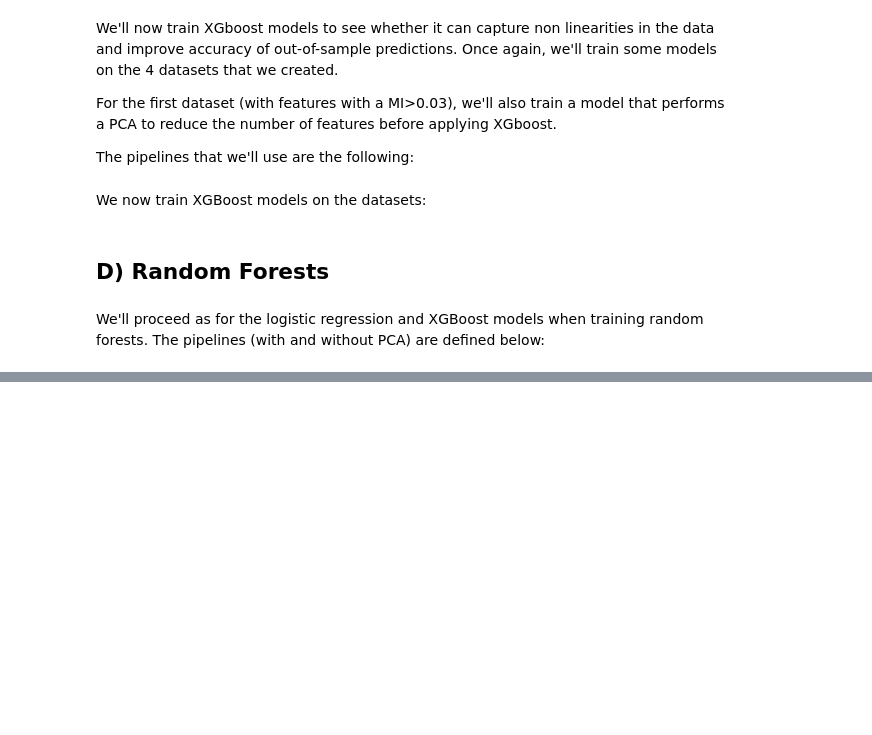
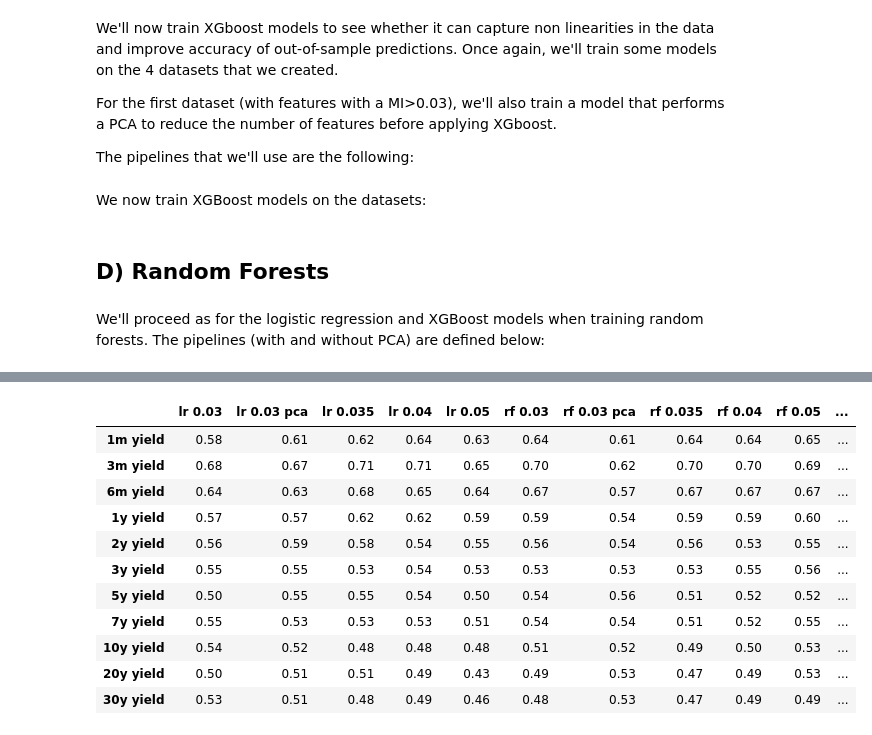
Before and after one commit to jeanlouvaleau/ML-for-trading-project, a Jupyter notebook: data_exploration JL_new.ipynb, the cells around one changed output, grey strips where cells are left out. Cells and saved outputs as stored; diff of their text form; code cells hidden in the pictures; blank space fills up the shorter version.

Commit message:
COMMENTS ON MODELS

```diff
--- a/data_exploration JL_new.ipynb
+++ b/data_exploration JL_new.ipynb
@@ -2019,0 +2024,32 @@ for threshold in threshold_list:
+# %%
+accuracies_lr = {
+            "lr 0.03":pd.read_csv("results of models/accuracies logistic regression, 15y train test.csv",index_col=0).mean(),
+             "lr 0.03 pca":pd.read_csv("results of models/accuracies logistic regression pca, 15y train test.csv", index_col=0).mean(),
+             "lr 0.035":pd.read_csv("results of models/accuracies logistic regression, MI 0.035, 15y train test.csv", index_col=0).mean(),
+             "lr 0.04":pd.read_csv("results of models/accuracies logistic regression, MI 0.04, 15y train test.csv", index_col=0).mean(),
+             "lr 0.05":pd.read_csv("results of models/accuracies logistic regression, MI 0.05, 15y train test.csv", index_col=0).mean()
+             }
+accuracies_lr = pd.DataFrame(accuracies_lr)
+
+accuracies_rf = {
+            "rf 0.03":pd.read_csv("results of models/accuracies random forest, no pca, 15y train test.csv", index_col=0).mean(),
+             "rf 0.03 pca":pd.read_csv("results of models/accuracies random forest pca, 15y train test.csv", index_col=0).mean(),
+             "rf 0.035":pd.read_csv("results of models/accuracies random forest, MI 0.035, 15y train test.csv", index_col=0).mean(),
+             "rf 0.04":pd.read_csv("results of models/accuracies random forest, MI 0.04, 15y train test.csv", index_col=0).mean(),
+             "rf 0.05":pd.read_csv("results of models/accuracies random forest, MI 0.05, 15y train test.csv", index_col=0).mean()
+             }
+accuracies_rf = pd.DataFrame(accuracies_rf)
+
+accuracies_xg = {
+    ################ ENLEVER LES # QUAND AUDRIC AURA PUSH LES TRUCS ###########
+           # "xg 0.03":pd.read_csv("results of models/accuracies xgboost, no pca, 15y train test.csv", index_col=0).mean(),
+             "xg 0.03 pca":pd.read_csv("results of models/accuracies xgboost, pca, 15y train test.csv", index_col=0).mean(),
+           #  "xg 0.035":pd.read_csv("results of models/accuracies xgboost, MI 0.035, 15y train test.csv").mean(),
+             "xg 0.04":pd.read_csv("results of models/accuracies xgboost, MI 0.04, 15y train test.csv", index_col=0).mean(),
+             "xg 0.05":pd.read_csv("results of models/accuracies xgboost, MI 0.05, 15y train test.csv", index_col=0).mean()
+             }
+accuracies_xg = pd.DataFrame(accuracies_xg)
+
+
+# AUDRIC PEUX TU STP FAIRE LA MEME AVEC TES DATASETS LSTM
+#accuracies_lstm ={}
@@ -2019,0 +2063,17 @@ for threshold in threshold_list:
+# %%
+accuracies = pd.concat([accuracies_lr,accuracies_rf,accuracies_xg],axis = 1).round(2)
+accuracies.index = ["1m yield","3m yield","6m yield","1y yield","2y yield","3y yield","5y yield","7y yield","10y yield","20y yield","30y yield"]
+accuracies
+# %% [output]
+|  | lr 0.03 | lr 0.03 pca | lr 0.035 | lr 0.04 | lr 0.05 | rf 0.03 | rf 0.03 pca | rf 0.035 | rf 0.04 | rf 0.05 | ... |
+| 1m yield | 0.58 | 0.61 | 0.62 | 0.64 | 0.63 | 0.64 | 0.61 | 0.64 | 0.64 | 0.65 | ... |
+| 3m yield | 0.68 | 0.67 | 0.71 | 0.71 | 0.65 | 0.70 | 0.62 | 0.70 | 0.70 | 0.69 | ... |
+| 6m yield | 0.64 | 0.63 | 0.68 | 0.65 | 0.64 | 0.67 | 0.57 | 0.67 | 0.67 | 0.67 | ... |
+| 1y yield | 0.57 | 0.57 | 0.62 | 0.62 | 0.59 | 0.59 | 0.54 | 0.59 | 0.59 | 0.60 | ... |
+| 2y yield | 0.56 | 0.59 | 0.58 | 0.54 | 0.55 | 0.56 | 0.54 | 0.56 | 0.53 | 0.55 | ... |
+| 3y yield | 0.55 | 0.55 | 0.53 | 0.54 | 0.53 | 0.53 | 0.53 | 0.53 | 0.55 | 0.56 | ... |
+| 5y yield | 0.50 | 0.55 | 0.55 | 0.54 | 0.50 | 0.54 | 0.56 | 0.51 | 0.52 | 0.52 | ... |
+| 7y yield | 0.55 | 0.53 | 0.53 | 0.53 | 0.51 | 0.54 | 0.54 | 0.51 | 0.52 | 0.55 | ... |
+| 10y yield | 0.54 | 0.52 | 0.48 | 0.48 | 0.48 | 0.51 | 0.52 | 0.49 | 0.50 | 0.53 | ... |
+| 20y yield | 0.50 | 0.51 | 0.51 | 0.49 | 0.43 | 0.49 | 0.53 | 0.47 | 0.49 | 0.53 | ... |
+| 30y yield | 0.53 | 0.51 | 0.48 | 0.49 | 0.46 | 0.48 | 0.53 | 0.47 | 0.49 | 0.49 | ... |
```
Also changed, not shown: parts of 6 cells of this notebook.
